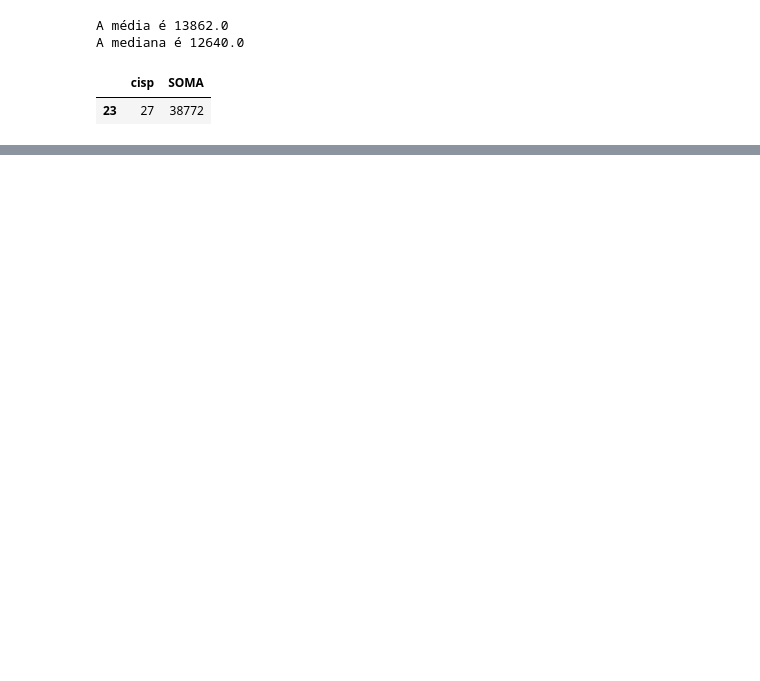
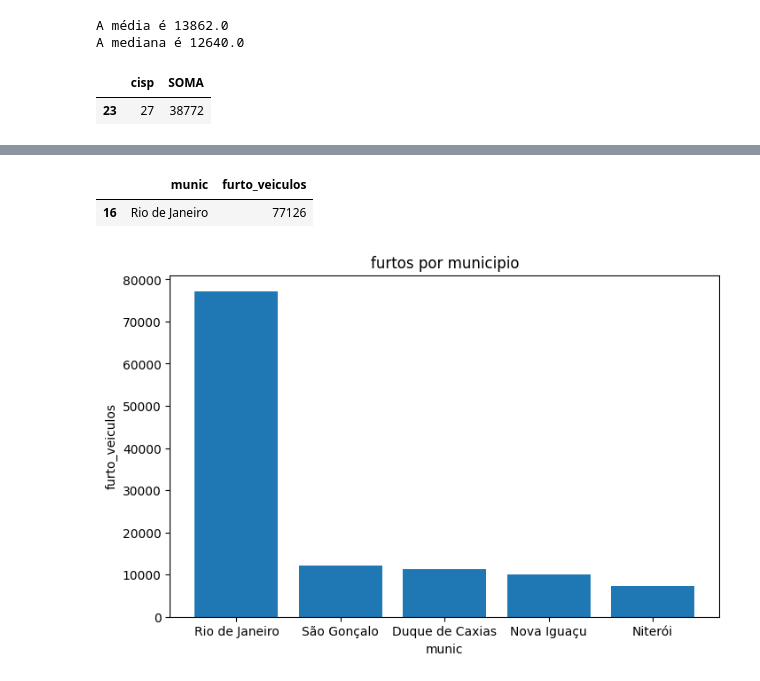
Before and after one commit to Samuelmcoimbra/Repo_senac, a Jupyter notebook: aula_13.ipynb, the cells around one changed output, grey strips where cells are left out. Cells and saved outputs as stored; diff of their text form; code cells hidden in the pictures; blank space fills up the shorter version.

```diff
--- a/aula_13.ipynb
+++ b/aula_13.ipynb
@@ -429,0 +354,9 @@ dado_2015_a_2025
+# %%
+região_metropolitana = ['Rio de Janeiro', 'Belford Roxo',' Cachoeira de Macacu', 'Duque de Caxias', 'Guapimirim', 'Itaboraí', 'Itaguaí', 'Japeri', 'Magé',
+    'Maricá', 'Mesquita', 'Nilópolis', 'Niterói', 'Nova Iguaçu', 'Paracambi', 'Petrópolis', 'Queimados', 'Rio Bonito', 'Seropédica',
+    'São Gonçalo', 'São João de Meriti', 'Tanguá']
+# %%
+região_metropolitana_decada = dado.loc[(dado['munic'].isin(região_metropolitana)) & (dado['ano'] >= 2015)]
+# %%
+veiculos_capital = região_metropolitana_decada.groupby('munic')['furto_veiculos'].sum().reset_index()
+veiculos_capital.sort_values(by= 'furto_veiculos', ascending= False).reset_index()
@@ -429,0 +392,17 @@ dado_2015_a_2025
+# %%
+veiculos_outliers = veiculos_capital.loc[veiculos_capital['furto_veiculos'] >=limite_superior]
+veiculos_outliers.sort_values(by= 'furto_veiculos', ascending= False)
+# %% [output]
+|  | munic | furto_veiculos |
+| 16 | Rio de Janeiro | 77126 |
+# %%
+veiculos_capital_rj = veiculos_capital.sort_values(by= 'furto_veiculos', ascending= False).reset_index().head()
+# %%
+plt.figure(figsize=(8,5))
+plt.bar(veiculos_capital_rj['munic'], veiculos_capital_rj['furto_veiculos'])
+plt.title('furtos por municipio')
+plt.xlabel('munic')
+plt.ylabel('furto_veiculos')
+plt.show()
+# %% [output]
+[figure, added]
```
Also changed, not shown: parts of 25 cells of this notebook, 3 other files.
